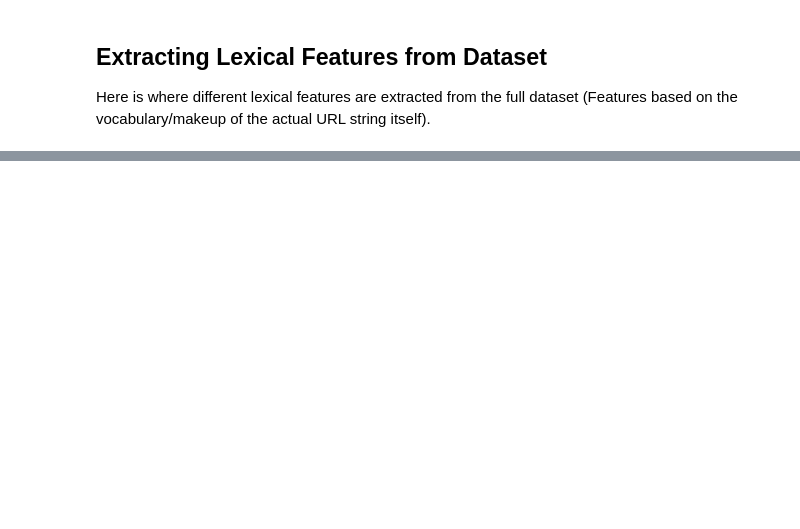
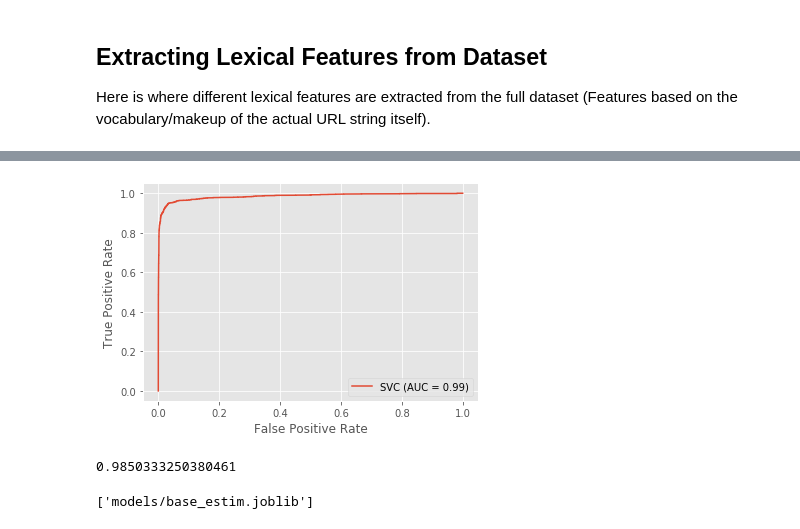
Before and after one commit to cmclearnon/QUB-CSC3032-FYP, a Jupyter notebook: src/ml/1DClassificationExp.ipynb, the cells around one changed output, grey strips where cells are left out. Cells and saved outputs as stored; diff of their text form; code cells hidden in the pictures; blank space fills up the shorter version.

```diff
--- a/src/ml/1DClassificationExp.ipynb
+++ b/src/ml/1DClassificationExp.ipynb
@@ -173,0 +153,13 @@ accuracy_score(y_test, y_pred)
+# %%
+svc_disp = plot_roc_curve(clf, x_test, y_test)
+plt.show()
+# %% [output]
+[figure, added]
+# %%
+print(roc_auc_score(y_test, y_score))
+# %% [output]
+0.9850333250380461
+# %%
+dump(clf, 'models/base_estim.joblib')
+# %% [output]
+['models/base_estim.joblib']
```
Also changed, not shown: parts of 22 cells of this notebook, 4 other files.
